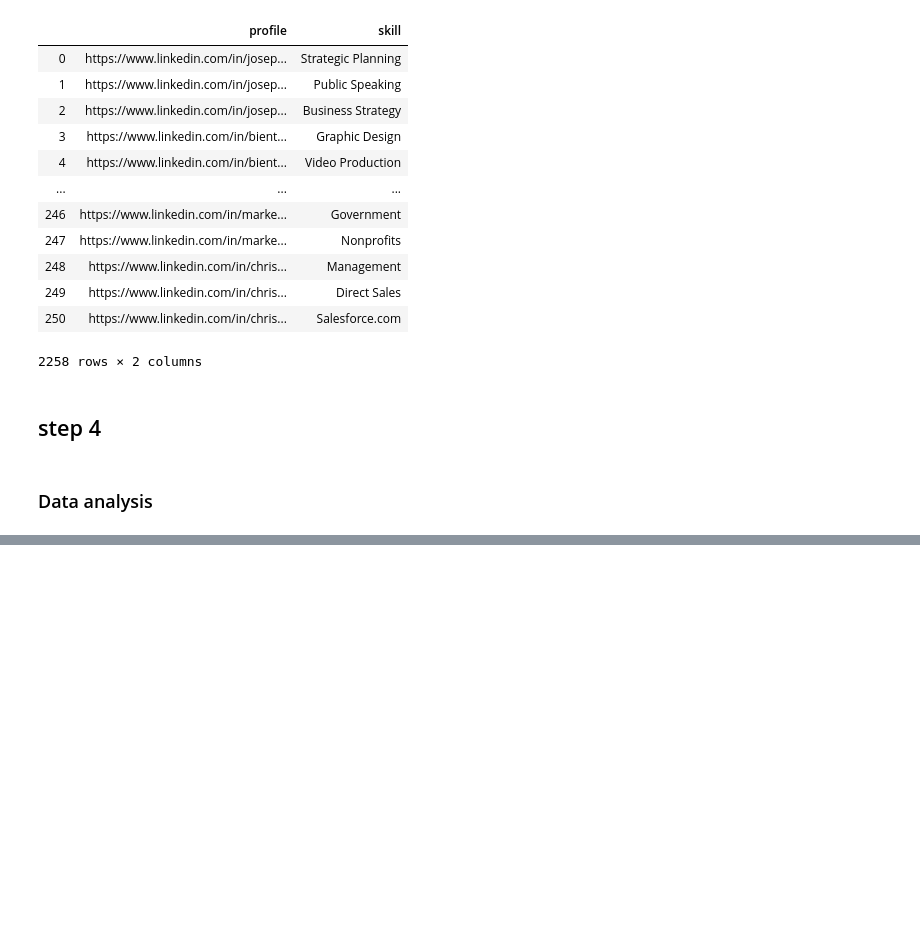
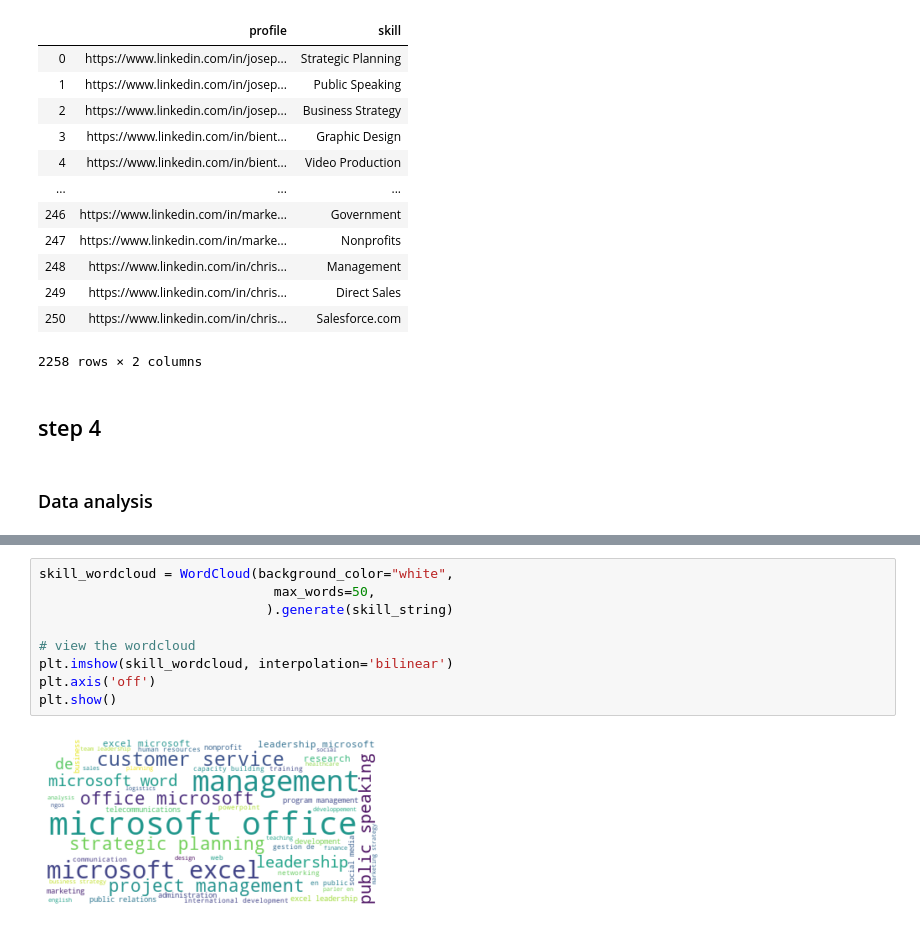
Before and after one commit to B1o0b1/Ayiti_analytics_capstone_project, a Jupyter notebook: initial_notebook.ipynb, the cells around one changed output, grey strips where cells are left out. Cells and saved outputs as stored; diff of their text form; blank space fills up the shorter version.

```diff
--- a/initial_notebook.ipynb
+++ b/initial_notebook.ipynb
@@ -937,0 +1181,11 @@ skill_df
+# %%
+skill_wordcloud = WordCloud(background_color="white",
+                              max_words=50,
+                             ).generate(skill_string)
+
+# view the wordcloud
+plt.imshow(skill_wordcloud, interpolation='bilinear')
+plt.axis('off')
+plt.show()
+# %% [output]
+[figure, added]
```
Also changed, not shown: parts of 39 cells of this notebook.
